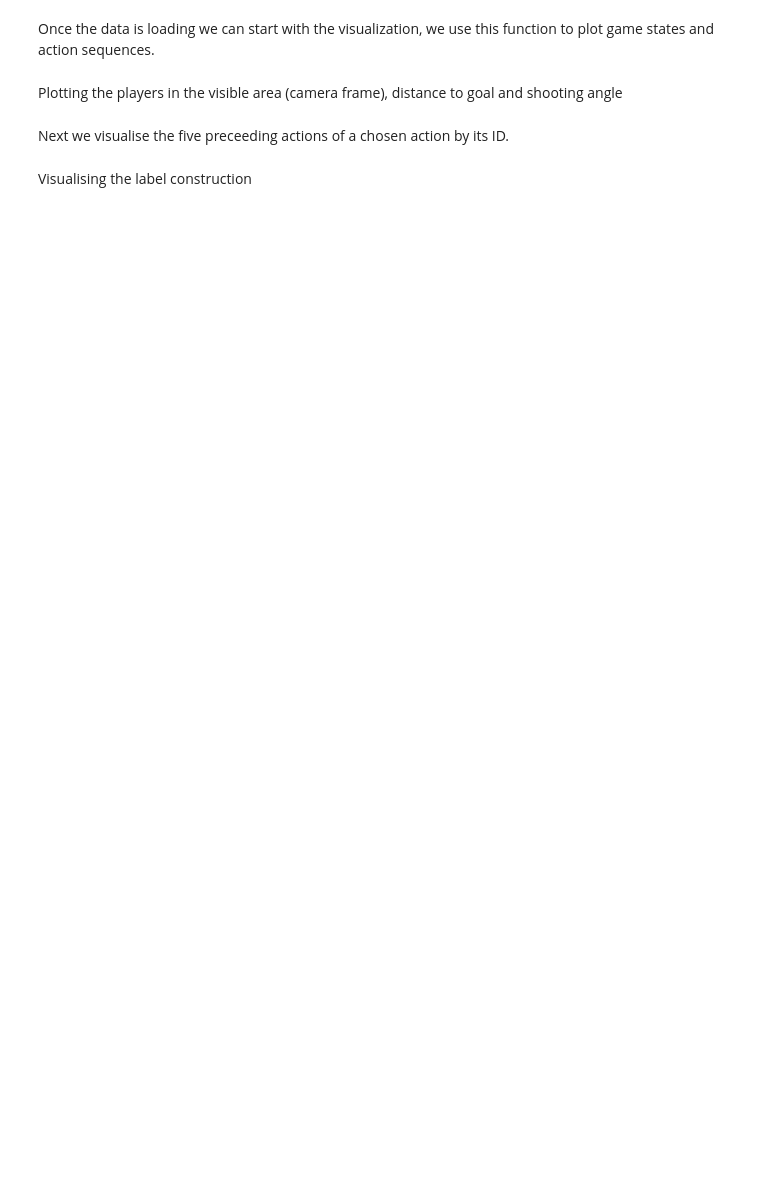
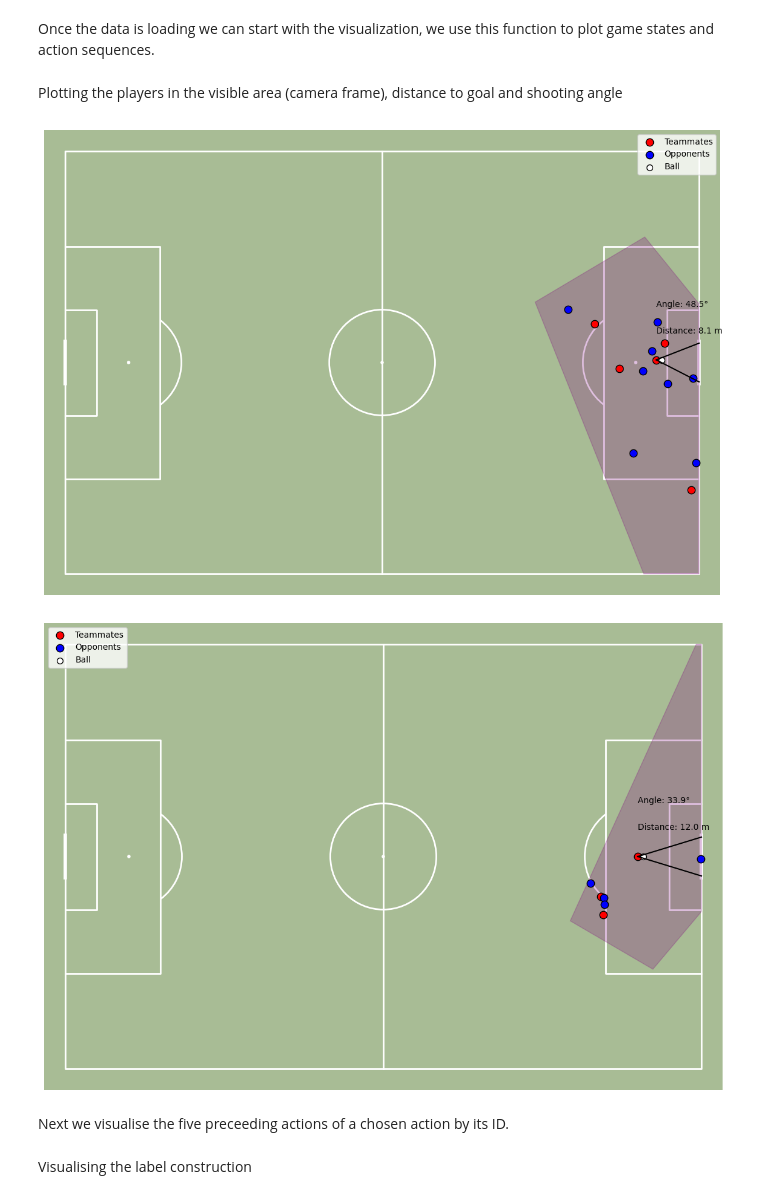
Before and after one commit to manueltuor/Data-Science-Project, a Jupyter notebook: 3_Result_Visualization.ipynb, the cells around one changed output. Drawn from its saved outputs; the diff is of its cells as text; code cells hidden in the pictures; blank space fills up the shorter version.

```diff
--- a/3_Result_Visualization.ipynb
+++ b/3_Result_Visualization.ipynb
@@ -81,11 +83,16 @@ def plot_event_with_360_by_id(event_id, df, show_event_location=True):
     ax.legend()
     plt.show()
 # %%
-SCENARIO = "289a2e06-0846-4e2e-bbbd-b25663eac17b" # 289a2e06-0846-4e2e-bbbd-b25663eac17b Switzerland PP example d719835c-e056-4ed4-bc64-0e3c9def6690 Lamine pass PP example d9b92dbd-4fea-4f48-b2fb-d7222eab2dbd Mbappe Final Penalty PP example
+SCENARIO = "289a2e06-0846-4e2e-bbbd-b25663eac17b" # 289a2e06-0846-4e2e-bbbd-b25663eac17b Switzerland PP example d719835c-e056-4ed4-bc64-0e3c9def6690 Lamine pass PP example d9b92dbd-4fea-4f48-b2fb-d7222eab2dbd Mbappe Final Penalty PP example dd97cf02-40c6-411d-adda-2767f11840bf tactical foul PP example
+SCENARIO2 = "d9b92dbd-4fea-4f48-b2fb-d7222eab2dbd"
 # %% [markdown]
 Plotting the players in the visible area (camera frame), distance to goal and shooting angle
 # %%
 plot_event_with_360_by_id(SCENARIO, df_model)
+plot_event_with_360_by_id(SCENARIO2, df_model)
+# %% [output]
+[figure, added]
+[figure, added]
 # %% [markdown]
 Next we visualise the five preceeding actions of a chosen action by its ID.
 # %%
```
Also changed, not shown: parts of 8 cells of this notebook.
